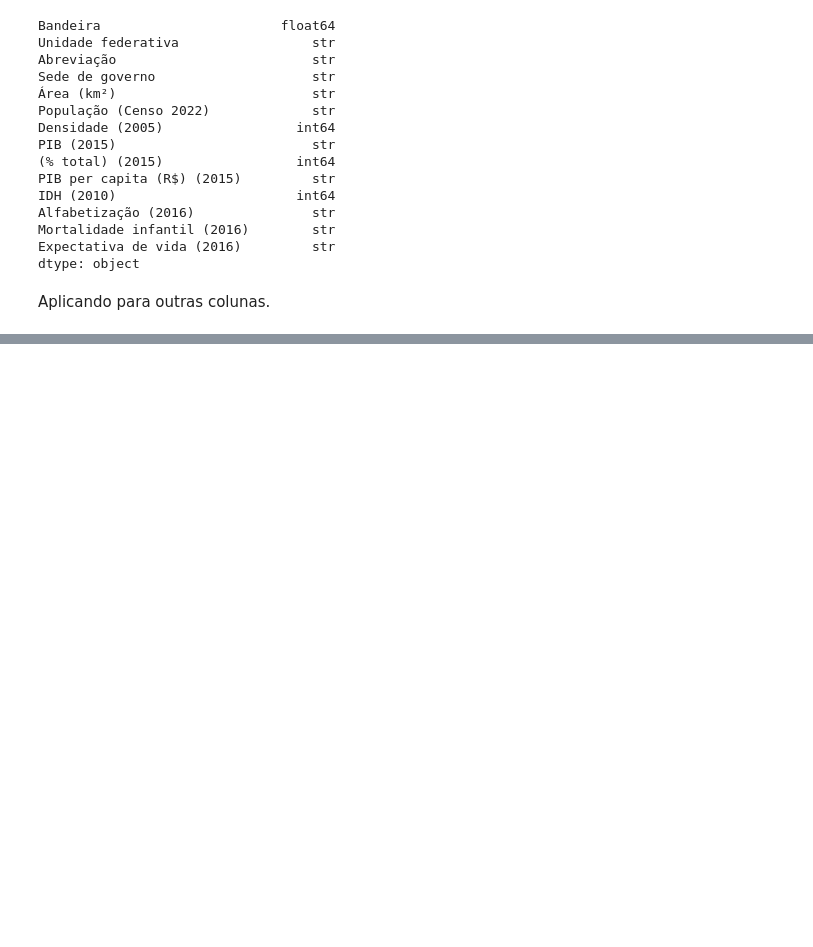
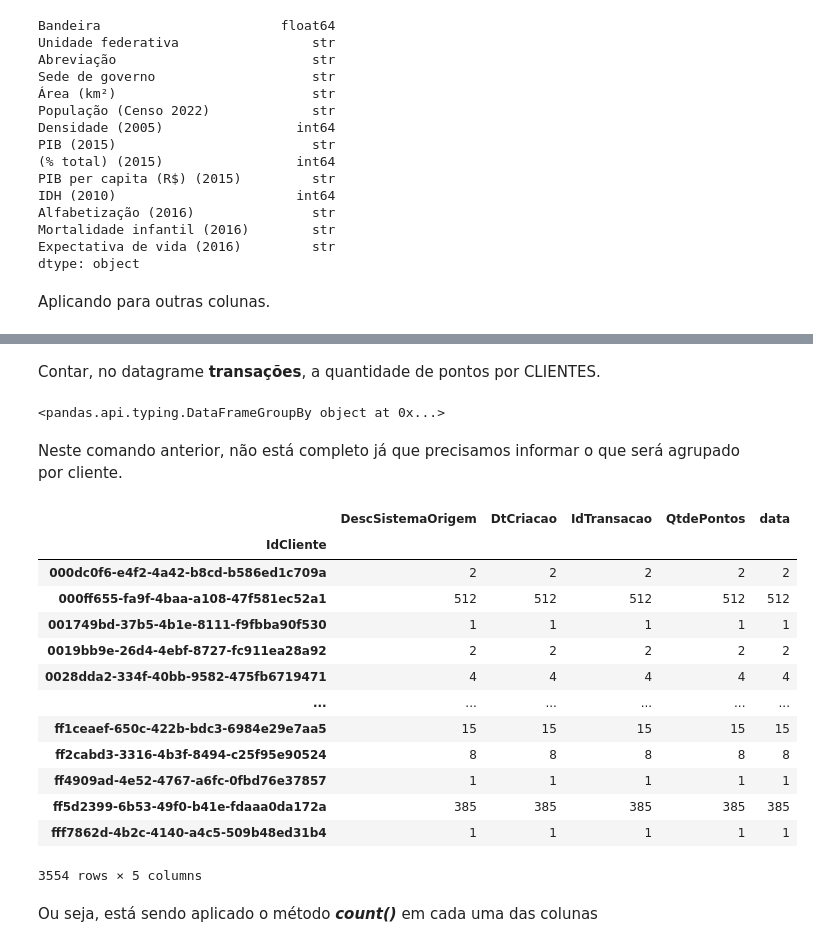
Before and after one commit to alexsandro-matias/pandas-2025, a Jupyter notebook: notebook.ipynb, the cells around one changed output, grey strips where cells are left out. Saved outputs shown, nothing was run; the diff lists cells and outputs as text; code cells hidden in the pictures; blank space fills up the shorter version.

```diff
--- a/notebook.ipynb
+++ b/notebook.ipynb
@@ -1202,0 +1351,27 @@ colunas = ['População (Censo 2022)', 'PIB (2015)' , 'PIB per capita (R$) (2015
+# %% [markdown]
+Contar, no datagrame ****transações****, a quantidade de pontos por CLIENTES.
+# %%
+transacoes.groupby(by=['IdCliente'])
+# %% [output]
+<pandas.api.typing.DataFrameGroupBy object at 0x...>
+# %% [markdown]
+Neste comando anterior, não está completo já que precisamos informar o que será agrupado por cliente.
+# %%
+transacoes.groupby(by=['IdCliente']).count()
+# %% [output]
+|  | DescSistemaOrigem | DtCriacao | IdTransacao | QtdePontos | data |
+| IdCliente |  |  |  |  |  |
+| 000dc0f6-e4f2-4a42-b8cd-b586ed1c709a | 2 | 2 | 2 | 2 | 2 |
+| 000ff655-fa9f-4baa-a108-47f581ec52a1 | 512 | 512 | 512 | 512 | 512 |
+| 001749bd-37b5-4b1e-8111-f9fbba90f530 | 1 | 1 | 1 | 1 | 1 |
+| 0019bb9e-26d4-4ebf-8727-fc911ea28a92 | 2 | 2 | 2 | 2 | 2 |
+| 0028dda2-334f-40bb-9582-475fb6719471 | 4 | 4 | 4 | 4 | 4 |
+| ... | ... | ... | ... | ... | ... |
+| ff1ceaef-650c-422b-bdc3-6984e29e7aa5 | 15 | 15 | 15 | 15 | 15 |
+| ff2cabd3-3316-4b3f-8494-c25f95e90524 | 8 | 8 | 8 | 8 | 8 |
+| ff4909ad-4e52-4767-a6fc-0fbd76e37857 | 1 | 1 | 1 | 1 | 1 |
+| ff5d2399-6b53-49f0-b41e-fdaaa0da172a | 385 | 385 | 385 | 385 | 385 |
+| fff7862d-4b2c-4140-a4c5-509b48ed31b4 | 1 | 1 | 1 | 1 | 1 |
+3554 rows × 5 columns
+# %% [markdown]
+Ou seja, está sendo aplicado o método ***count()*** em cada uma das colunas
```
Also changed, not shown: parts of 56 cells of this notebook, 1 other file.
